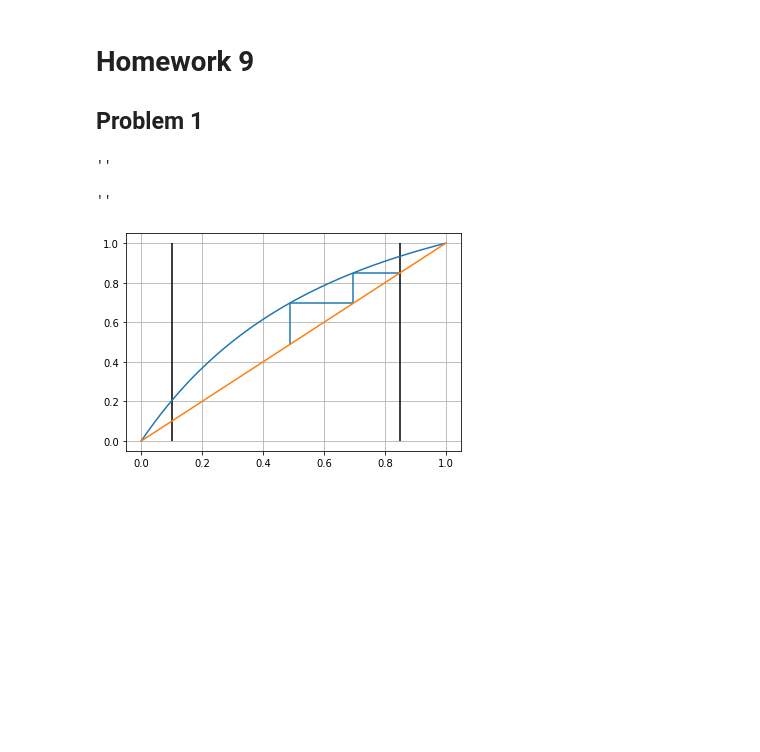
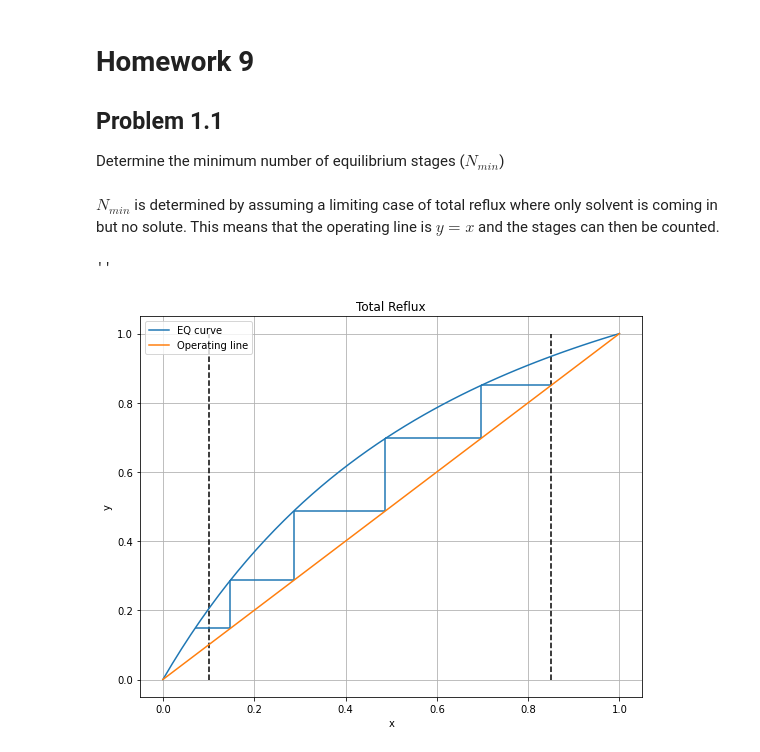
Before and after one commit to joshlwhitehead/school, a Jupyter notebook: Spring_2022/MassTransfer/HW9/HW9_1.ipynb, the cells around one changed output. Saved outputs shown, nothing was run; the diff lists cells and outputs as text; code cells hidden in the pictures; blank space fills up the shorter version.

```diff
--- a/Spring_2022/MassTransfer/HW9/HW9_1.ipynb
+++ b/Spring_2022/MassTransfer/HW9/HW9_1.ipynb
@@ -1,5 +1,8 @@
 # %% [markdown]
 # Homework 9
-## Problem 1
+## Problem 1.1
+Determine the minimum number of equilibrium stages ($N_{min}$)
+# %% [markdown]
+$N_{min}$ is determined by assuming a limiting case of total reflux where only solvent is coming in but no solute. This means that the operating line is $y=x$ and the stages can then be counted.
 # %%
 import pandas as pd
@@ -7,42 +9,54 @@ import numpy as np
 from scipy.interpolate import interp1d
 import matplotlib.pyplot as plt
 # %%
-file = pd.read_csv('Txy.csv')
+file = pd.read_csv('Txy.csv')                       #data from csv
 temp = file['T'].values
 x = file['x'].values
 y = file['y'].values
 
-xInterp = interp1d(y,x)
+xInterp = interp1d(y,x)                             #interpolated data
 yInterp = interp1d(x,y)
+
+z = .5                                              #feed comp molfrac
+F = 45                                              #feed kg/hr
+xD = .85                                            #molfrac distil
+xB = .1                                             #molfrac bott
-# %% [output]
-''
 # %%
-plt.plot(x,y)
-plt.plot(x,x)
-plt.vlines(0.85,0,1,'k')
-plt.vlines(.1,0,1,'k')
+plt.figure(figsize = (9,7))
+plt.plot(x,y,label='EQ curve')
+plt.plot(x,x,label='Operating line')
+plt.vlines(xD,0,1,'k','--')
+plt.vlines(xB,0,1,'k','--')
 
-
-x1 = .85
-y1 = x1
+x1 = xD
+y1 = xD
 x2 = xInterp(y1)
-y2 = yInterp(x2)
-x3 = x2
+y2 = x2
+x3 = xInterp(y2)
 y3 = x3
 x4 = xInterp(y3)
-y4 = yInterp(x4)
-x5 = x4
+y4 = x4
+x5 = xInterp(y4)
 y5 = x5
+x6 = xInterp(y5)
+y6 = x6
 
 plt.hlines(y1,x1,x2)
-plt.vlines(x2,y1,y3)
-plt.hlines(y3,x2,x4)
-plt.vlines(x4,y3,y5)
+plt.vlines(x2,y1,y2)
+plt.hlines(y2,x2,x3)
+plt.vlines(x3,y2,y3)
+plt.hlines(y3,x3,x4)
+plt.vlines(x4,y3,y4)
+plt.hlines(y4,x4,x5)
+plt.vlines(x5,y4,y5)
+plt.hlines(y5,x5,x6)
+
 plt.grid()
-
-
-
+plt.title('Total Reflux')
+plt.xlabel('x')
+plt.ylabel('y')
+plt.legend()
 ;
 # %% [output]
 ''
-[figure, old version]
+[figure, new version]
```
Also changed, not shown: parts of 17 cells of this notebook, 5 other files.
